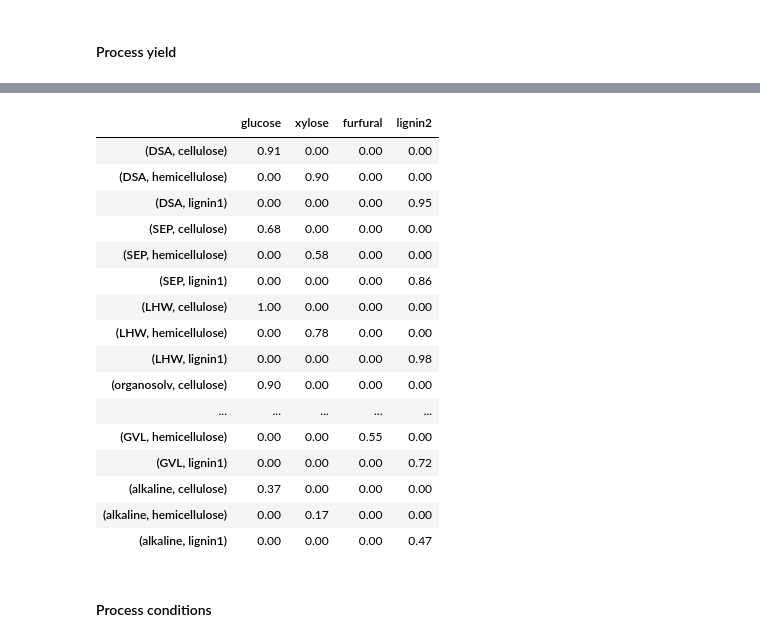
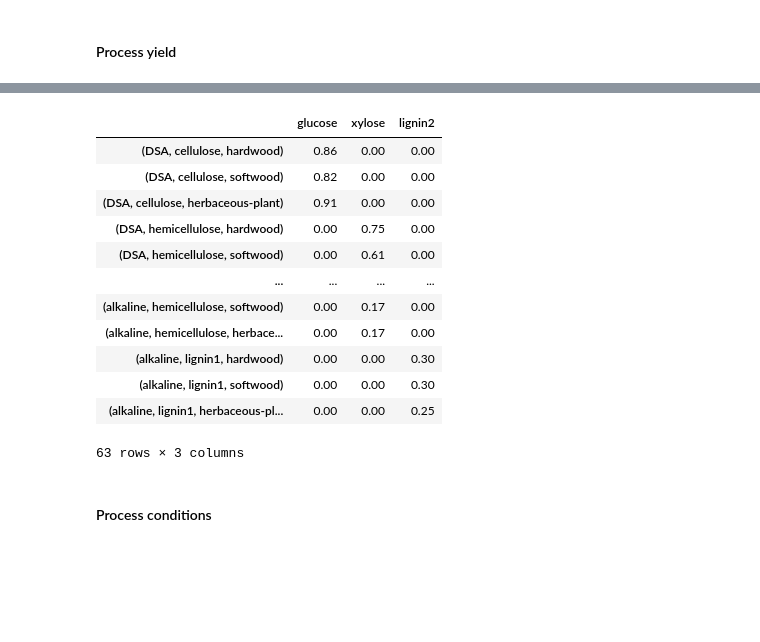
Before and after one commit to Kankincredible/lignin-valorization-superstructure-optimization, a Jupyter notebook: base-case-burn/base-case-burn-herbaceous-plant.ipynb, the cells around one changed output, grey strips where cells are left out. Cells and saved outputs as stored; diff of their text form; code cells hidden in the pictures; blank space fills up the shorter version.

```diff
--- a/base-case-burn/base-case-burn-herbaceous-plant.ipynb
+++ b/base-case-burn/base-case-burn-herbaceous-plant.ipynb
@@ -129,31 +99,45 @@ yield of products from fractionations
 # %%
-FRAC_PM = list((a,b) for a in FRACTIONATION for b in POLYMERS)
+FRAC_PM = list((a,b,c) for a in FRACTIONATION for b in POLYMERS for c in FEEDSTOCKS)
+
 yield_fr = pd.DataFrame(index = FRAC_PM)
 
-yield_fr['glucose'] = [0.91,0.0,0.0,0.68,0.0,0.0,1,0.0,0.0,0.9,0.0,0.0,0.9,0.0,0.0,0.89,0.0,0.0,0.37,0.0,0.0]
-yield_fr['xylose'] = [0.0,0.9,0.0,0.0,0.58,0.0,0.0,0.78,0.0,0.0,0.81,0.0,0.0,0.84,0.0,0.0,0.0,0.0,0.0,0.17,0.0]
-yield_fr['furfural'] = [0.0,0.0,0.0,0.0,0.0,0.0,0.0,0.0,0.0,0.0,0.0,0.0,0.0,0.0,0.0,0.0,0.55,0.0,0.0,0.0,0.0]
-yield_fr['lignin2'] = [0.0,0.0,0.95,0.0,0.0,0.86,0.0,0.0,0.98,0.0,0.0,0.77,0,0.0,0.95,0.0,0.0,0.72,0.0,0.0,0.47]
+yield_fr['glucose'] = [0.86,0.82,0.91,0,0,0,0,0,0,
+                       0.8,0.8,0.87,0,0,0,0,0,0,
+                       0.7,0.7,0.9,0,0,0,0,0,0,
+                       0.85,0.93,0.95,0,0,0,0,0,0,
+                       0.74,0.35,0.76,0,0,0,0,0,0,
+                       0.77,0.7,0.79,0,0,0,0,0,0,
+                       0.5,0.5,0.85,0,0,0,0,0,0]
+yield_fr['xylose'] = [0,0,0,0.75,0.61,0.9,0,0,0,
+                      0,0,0,0.73,0.73,0.7,0,0,0,
+                      0,0,0,0.57,0.54,0.8,0,0,0,
+                      0,0,0,0.8,0.8,0.8,0,0,0,
+                      0,0,0,0.5,0.5,0.76,0,0,0,
+                      0,0,0,0.89,0.85,0.89,0,0,0,
+                      0,0,0,0.17,0.17,0.17,0,0,0]
+yield_fr['lignin2'] = [0,0,0,0,0,0,0.95,0.95,0.95,
+                       0,0,0,0,0,0,0.8,0.85,0.86,
+                       0,0,0,0,0,0,0.9,0.85,0.95,
+                       0,0,0,0,0,0,0.75,0.75,0.6,
+                       0,0,0,0,0,0,0.92,0.92,0.95,
+                       0,0,0,0,0,0,0.95,0.95,0.95,
+                       0,0,0,0,0,0,0.3,0.3,0.25]
 
 yield_fr
 # %% [output]
-|  | glucose | xylose | furfural | lignin2 |
-| (DSA, cellulose) | 0.91 | 0.00 | 0.00 | 0.00 |
-| (DSA, hemicellulose) | 0.00 | 0.90 | 0.00 | 0.00 |
-| (DSA, lignin1) | 0.00 | 0.00 | 0.00 | 0.95 |
-| (SEP, cellulose) | 0.68 | 0.00 | 0.00 | 0.00 |
-| (SEP, hemicellulose) | 0.00 | 0.58 | 0.00 | 0.00 |
-| (SEP, lignin1) | 0.00 | 0.00 | 0.00 | 0.86 |
-| (LHW, cellulose) | 1.00 | 0.00 | 0.00 | 0.00 |
-| (LHW, hemicellulose) | 0.00 | 0.78 | 0.00 | 0.00 |
-| (LHW, lignin1) | 0.00 | 0.00 | 0.00 | 0.98 |
-| (organosolv, cellulose) | 0.90 | 0.00 | 0.00 | 0.00 |
-| ... | ... | ... | ... | ... |
-| (GVL, hemicellulose) | 0.00 | 0.00 | 0.55 | 0.00 |
-| (GVL, lignin1) | 0.00 | 0.00 | 0.00 | 0.72 |
-| (alkaline, cellulose) | 0.37 | 0.00 | 0.00 | 0.00 |
-| (alkaline, hemicellulose) | 0.00 | 0.17 | 0.00 | 0.00 |
-| (alkaline, lignin1) | 0.00 | 0.00 | 0.00 | 0.47 |
+|  | glucose | xylose | lignin2 |
+| (DSA, cellulose, hardwood) | 0.86 | 0.00 | 0.00 |
+| (DSA, cellulose, softwood) | 0.82 | 0.00 | 0.00 |
+| (DSA, cellulose, herbaceous-plant) | 0.91 | 0.00 | 0.00 |
+| (DSA, hemicellulose, hardwood) | 0.00 | 0.75 | 0.00 |
+| (DSA, hemicellulose, softwood) | 0.00 | 0.61 | 0.00 |
+| ... | ... | ... | ... |
+| (alkaline, hemicellulose, softwood) | 0.00 | 0.17 | 0.00 |
+| (alkaline, hemicellulose, herbace... | 0.00 | 0.17 | 0.00 |
+| (alkaline, lignin1, hardwood) | 0.00 | 0.00 | 0.30 |
+| (alkaline, lignin1, softwood) | 0.00 | 0.00 | 0.30 |
+| (alkaline, lignin1, herbaceous-pl... | 0.00 | 0.00 | 0.25 |
+63 rows × 3 columns
 # %% [markdown]
 #### Process conditions
 # %% [markdown]
```
Also changed, not shown: parts of 35 cells of this notebook, 6 other files.
